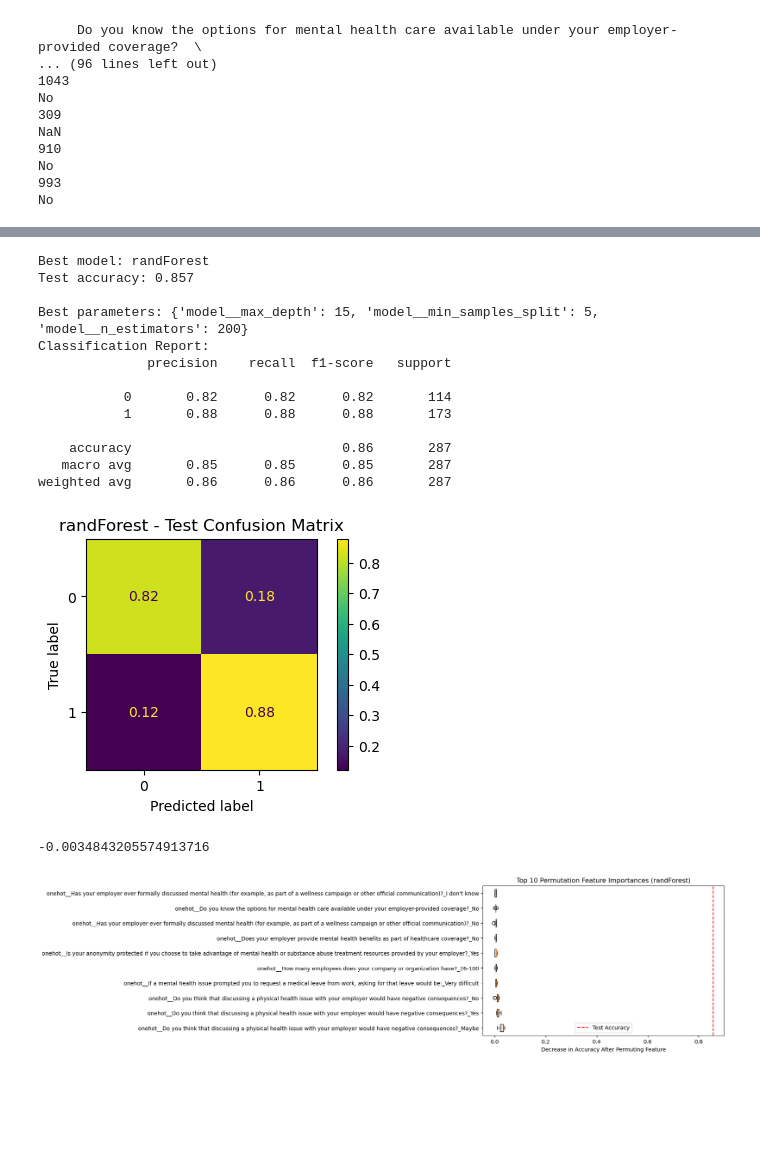
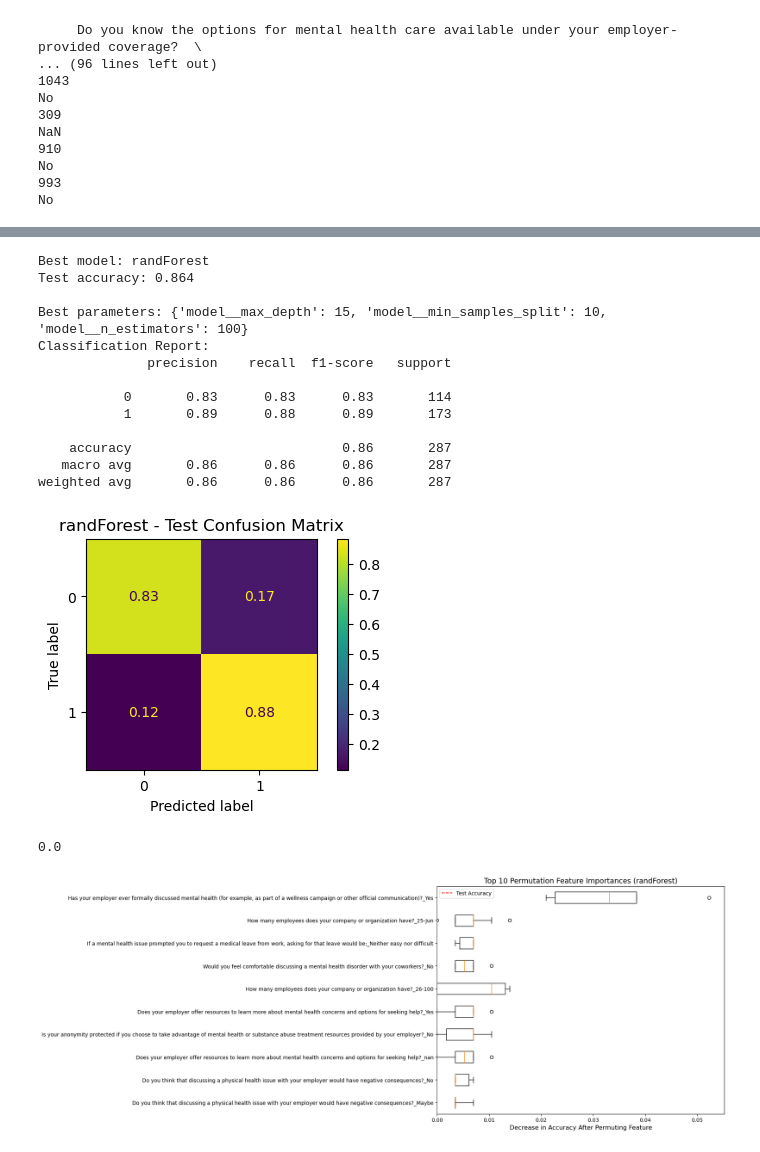
Before and after one commit to IDelionado/data-project, a Jupyter notebook: main.ipynb, the cells around one changed output, grey strips where cells are left out. Saved outputs shown, nothing was run; the diff lists cells and outputs as text; code cells hidden in the pictures; blank space fills up the shorter version.

Commit message:
fixed issues with plots

```diff
--- a/main.ipynb
+++ b/main.ipynb
@@ -865,7 +865,7 @@ models = {
 
 #param grid
 logReg_grid = {
-    'model__penalty': ['l1'],
+    'model__penalty': ['l1', 'l2'],
     'model__C': np.logspace(-3,3,7),
     'model__solver': ['saga'],
     'model__max_iter': [10000]
@@ -968,8 +968,8 @@ pipe_best = Pipeline([("preprocess", preprocess), ("model", best_model)])
 grid = GridSearchCV(pipe_best, param_grid, cv=5)
 grid.fit(X_other, y_other)
 #pipe_best.fit(X_other, y_other)
-best_tuned_model = grid.best_estimator_
-y_pred_test = pipe_best.predict(X_test)
+best_model = grid.best_estimator_ #here
+y_pred_test = best_model.predict(X_test)
 acc = accuracy_score(y_test, y_pred_test)
 
 print(f"\nBest model: {best_model_name}")
@@ -987,9 +987,11 @@ plt.title(f"{best_model_name} - Test Confusion Matrix")
 plt.show()
 
 #feature importance
-feat_import = permutation_importance(pipe_best, X_test, y_test, n_repeats=10, random_state=42, scoring='accuracy')
+#feat_import = permutation_importance(pipe_best, X_test, y_test, n_repeats=10, random_state=42, scoring='accuracy')
+feat_import = permutation_importance(best_model, X_test, y_test, n_repeats=10, random_state=42, scoring='accuracy')
 scores = feat_import.importances
-ftr_names = pipe_best.named_steps['preprocess'].get_feature_names_out()
+#ftr_names = pipe_best.named_steps['preprocess'].get_feature_names_out()
+ftr_names = best_model.named_steps['preprocess'].get_feature_names_out()
 mean_importances = scores.mean(axis=1)
 
 sorted_idx = np.argsort(mean_importances)[::-1][:10]
@@ -997,11 +999,49 @@ sorted_idx = np.argsort(mean_importances)[::-1][:10]
 
 print(scores[sorted_idx].T.min())
 
-plt.figure(figsize=(8,5))
-plt.boxplot(scores[sorted_idx].T, vert=False, labels=ftr_names[sorted_idx])
-plt.axvline(pipe_best.score(X_test, y_test), color='red', linestyle='--', label='Test Accuracy')
-plt.title(f"Top 10 Permutation Feature Importances ({best_model_name})")
-plt.xlabel("Decrease in Accuracy After Permuting Feature")
+# plt.figure(figsize=(8,5))
+# plt.boxplot(scores[sorted_idx].T, vert=False, labels=ftr_names[sorted_idx])
+# plt.axvline(pipe_best.score(X_test, y_test), color='red', linestyle='--', label='Test Accuracy')
+# plt.title(f"Top 10 Permutation Feature Importances ({best_model_name})")
+# plt.xlabel("Decrease in Accuracy After Permuting Feature")
+# plt.legend()
+# plt.show()
+
+# clean_labels = [name.replace("onehot__", "") for name in ftr_names[sorted_idx]]
+# order = np.argsort(scores[sorted_idx].mean(axis=1))
+# clean_labels = np.array(clean_labels)[order]
+# sorted_scores = scores[sorted_idx][order]
+
+means = mean_importances
+sorted_idx = np.argsort(means)[::-1][:10]   #top 10
+
+top_scores = scores[sorted_idx]
+top_names = ftr_names[sorted_idx]
+
+clean_labels = [name.replace("onehot__", "") for name in top_names]
+
+
+plt.figure(figsize=(10, 8))
+
+plt.boxplot(
+    sorted_scores.T, #was sorted_scores before
+    vert=False,
+    labels=clean_labels,
+    whis=(5, 95)     # reduces extreme whiskers for clarity
+)
+
+plt.xlim(left=0) #right=max(scores[sorted_idx].mean(axis=1)) * 1.5
+
+plt.axvline(
+    best_model.score(X_test, y_test), #was pipe_best
+    color='red',
+    linestyle='--',
+    label='Test Accuracy'
+)
+
+plt.title(f"Top 10 Permutation Feature Importances ({best_model_name})", fontsize=14)
+plt.xlabel("Decrease in Accuracy After Permuting Feature", fontsize=12)
+plt.tight_layout()
 plt.legend()
 plt.show()
 # %% [output]
@@ -1026,16 +1066,16 @@ xgb: mean=0.862, std=0.011
 Best model: randForest
-Test accuracy: 0.857
+Test accuracy: 0.864
 
-Best parameters: {'model__max_depth': 15, 'model__min_samples_split': 5, 'model__n_estimators': 200}
+Best parameters: {'model__max_depth': 15, 'model__min_samples_split': 10, 'model__n_estimators': 100}
 Classification Report:
               precision    recall  f1-score   support
 
-           0       0.82      0.82      0.82       114
-           1       0.88      0.88      0.88       173
+           0       0.83      0.83      0.83       114
+           1       0.89      0.88      0.89       173
 
     accuracy                           0.86       287
-   macro avg       0.85      0.85      0.85       287
+   macro avg       0.86      0.86      0.86       287
 weighted avg       0.86      0.86      0.86       287
 [figure]
--0.0034843205574913716
+0.0
-[figure, old version]
+[figure, new version]
```
Also changed, not shown: parts of 2 cells of this notebook.
